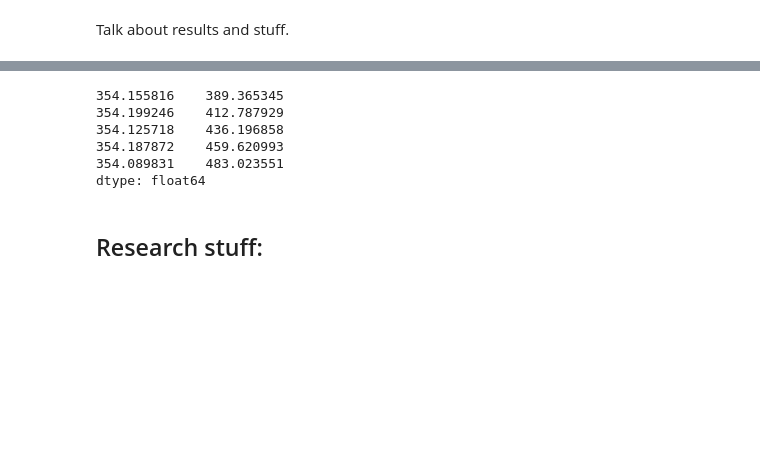
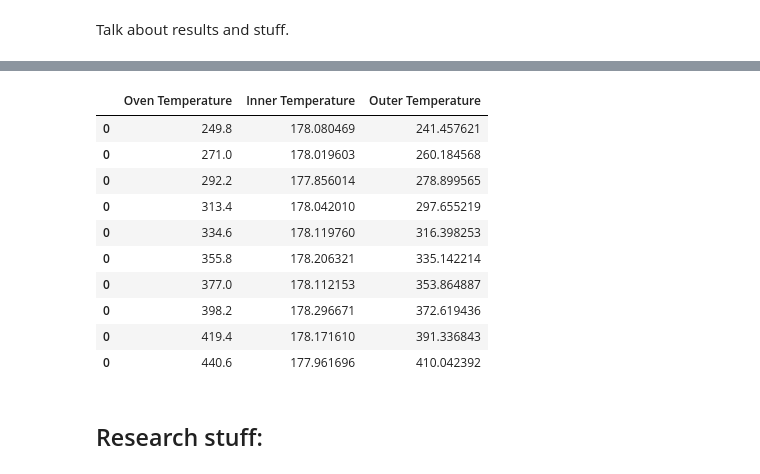
Before and after one commit to MellieZito/Project-2, a Jupyter notebook: code/Turkey.ipynb, the cells around one changed output, grey strips where cells are left out. Cells and saved outputs as stored; diff of their text form; code cells hidden in the pictures; blank space fills up the shorter version.

```diff
--- a/code/Turkey.ipynb
+++ b/code/Turkey.ipynb
@@ -326,12 +317,17 @@ results_table = make_results_table(sweep)
-# %%
-print(results_table)
-# %% [output]
-354.155816    389.365345
-354.199246    412.787929
-354.125718    436.196858
-354.187872    459.620993
-354.089831    483.023551
-dtype: float64
+# %%
+results_table = make_results_table(detailed_sweep, 355)
+# %% [output]
+|  | Oven Temperature | Inner Temperature | Outer Temperature |
+| 0 | 249.8 | 178.080469 | 241.457621 |
+| 0 | 271.0 | 178.019603 | 260.184568 |
+| 0 | 292.2 | 177.856014 | 278.899565 |
+| 0 | 313.4 | 178.042010 | 297.655219 |
+| 0 | 334.6 | 178.119760 | 316.398253 |
+| 0 | 355.8 | 178.206321 | 335.142214 |
+| 0 | 377.0 | 178.112153 | 353.864887 |
+| 0 | 398.2 | 178.296671 | 372.619436 |
+| 0 | 419.4 | 178.171610 | 391.336843 |
+| 0 | 440.6 | 177.961696 | 410.042392 |
 # %% [markdown]
 ## Research stuff:
 # %% [markdown]
```
Also changed, not shown: parts of 6 cells of this notebook.
